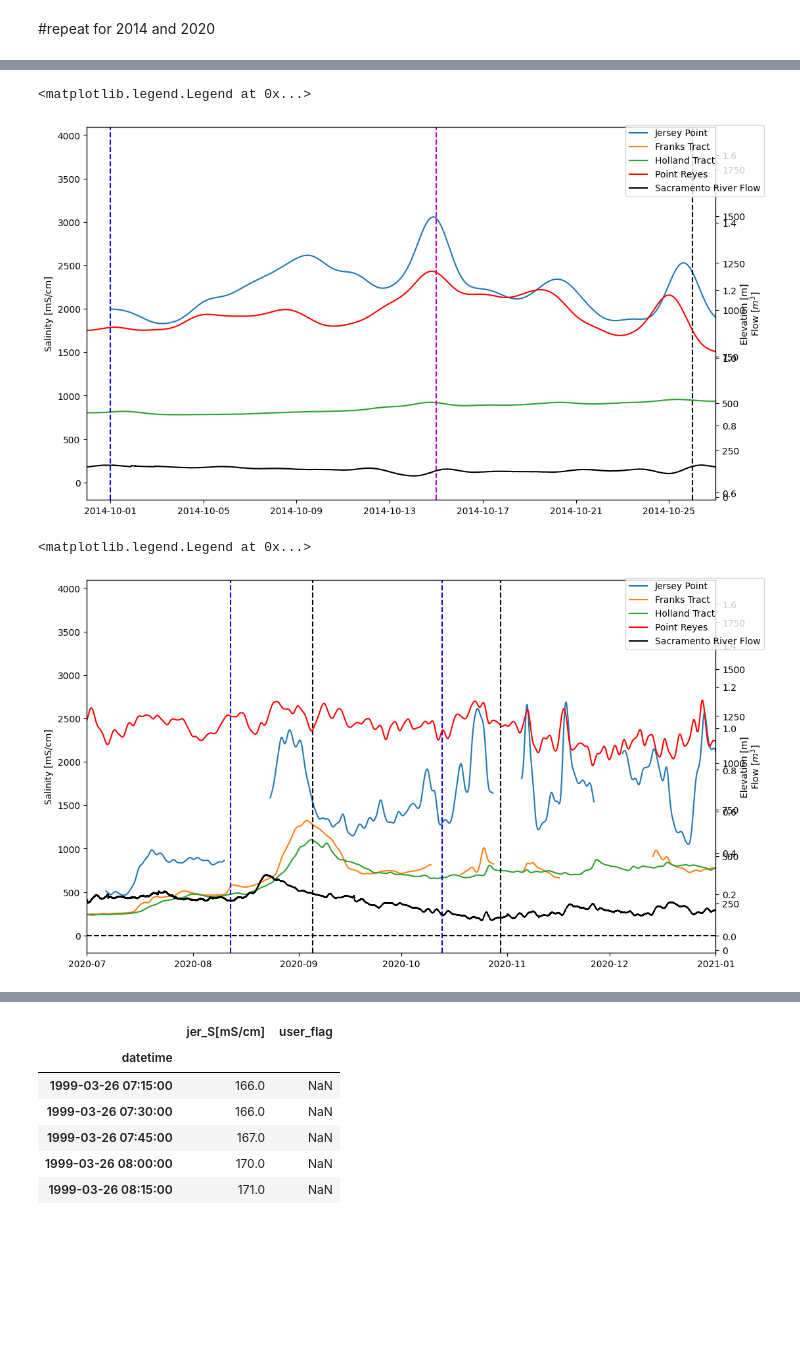
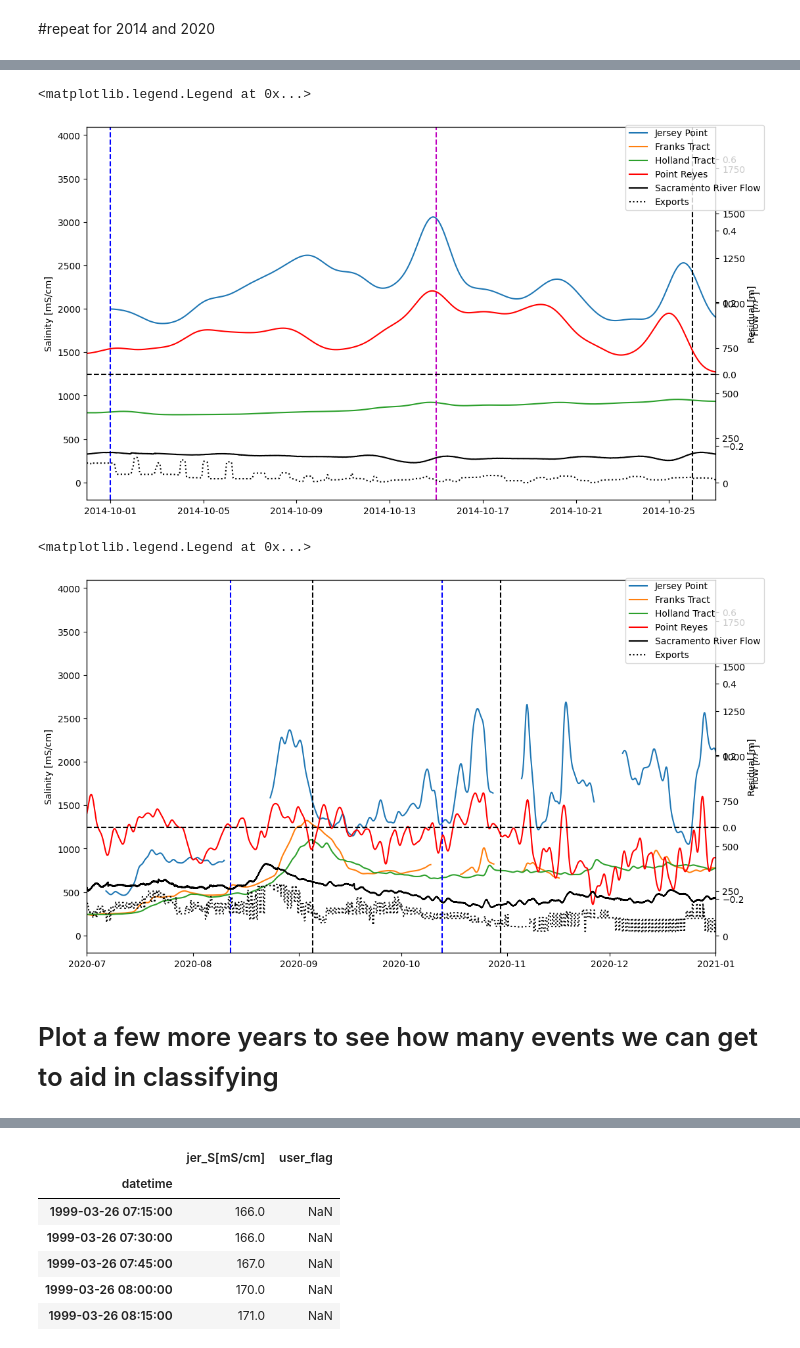
Before and after one commit to jennaisrael/Savio_scratch_back_up, a Jupyter notebook: climate_data_processing/identify_stp/choose_dates_dms_datastore.ipynb, the cells around one changed output, grey strips where cells are left out. Cells and saved outputs as stored; diff of their text form; code cells hidden in the pictures; blank space fills up the shorter version.

```diff
--- a/climate_data_processing/identify_stp/choose_dates_dms_datastore.ipynb
+++ b/climate_data_processing/identify_stp/choose_dates_dms_datastore.ipynb
@@ -88,0 +92,9 @@ pryc_filt
+# %%
+#since I filtered and wrote this to a new file just open the filtered residuals
+pr_filt=pd.read_csv("/global/scratch/users/jennaisrael/time_varying_data/tide_gauge_data/filtered.residuals.pointreyes.1996.2021.csv")
+dtformat = '%Y-%m-%dT%H:%M:%S'
+pr_filt['datetime'] = pd.to_datetime(pr_filt['datetime'],format=dtformat)#.asfreq('15min')
+pr_filt.set_index("datetime",inplace=True)
+# pr.index.names = ['datetime']
+pr_filt=pr_filt.asfreq('6min')
+pr_filt
@@ -238,6 +316,8 @@ flux1
 | 2024-05-13 23:45:00 | -0.84 | 2.39 | 4.33 | 1.770000 | 24.389999 | -180.380005 | 0.0 | -63.500000 | -116.379997 | -749.340027 | ... |
 | 2024-05-14 00:00:00 | -0.84 | 2.35 | 4.40 | 1.840000 | 24.180000 | -180.100006 | 0.0 | -63.639999 | -117.510002 | -749.340027 | ... |
 617761 rows × 15 columns
+# %%
+flux1['exports']=flux1['swp']+flux1['cvp']
 # %%
 fig, ax = plt.subplots(layout="constrained",sharex=True,figsize=(11,6))
 
@@ -323,13 +414,22 @@ ax.plot(sal['hll_S[mS/cm]'],label='Holland Tract')
 ax.set_ylabel("Salinity [mS/cm]")
 ax2=ax.twinx()
 
-ax2.plot(pryc_filt['elev[m]'], label='Point Reyes',color='r')
-ax2.set_ylabel("Elevation [m]")
+# ax2.plot(pryc_filt['elev[m]'], label='Point Reyes',color='r')
+# ax2.set_ylabel("Elevation [m]")
+
+ax2.plot(pr_filt['Residual'], label='Point Reyes',color='r')
+ax2.set_ylabel("Residual [m]")
+ax2.axhline(y=0, color = 'k',linestyle='--')
 
 ax3=ax.twinx()
 
 ax3.plot(flux1.sac*-1, label="Sacramento River Flow", color='k')
 ax3.set_ylabel("Flow [$m^3$]")
+
+ax3.plot(flux1.exports, label="Exports", color='k',linestyle=':')
+ax3.set_ylabel("Flow [$m^3$]")
+
+
 
 #add vertical lines for start and end of subtidal pumping events
 #start 1
@@ -350,37 +450,45 @@ ax.set_xlim(datetime(2014,9,30),datetime(2014,10,27))
 fig.legend()
 # %% [output]
 <matplotlib.legend.Legend at 0x...>
-[figure, old version]
+[figure, new version]
 # %%
 fig, ax = plt.subplots(layout="constrained",sharex=True,figsize=(11,6))
 
 ax.plot(sal['jer_S[mS/cm]'],label='Jersey Point')
 ax.plot(sal['frk_S[mS/cm]'],label='Franks Tract')
 ax.plot(sal['hll_S[mS/cm]'],label='Holland Tract')
 ax.set_ylabel("Salinity [mS/cm]")
 ax2=ax.twinx()
 
-ax2.plot(pryc_filt['elev[m]'], label='Point Reyes',color='r')
+# ax2.plot(pryc_filt['elev[m]'], label='Point Reyes',color='r')
+# ax2.set_ylabel("Elevation [m]")
+
+ax2.plot(pr_filt['Residual'], label='Point Reyes',color='r')
+ax2.set_ylabel("Residual [m]")
 ax2.axhline(y=0, color = 'k',linestyle='--')
-ax2.set_ylabel("Elevation [m]")
 
 ax3=ax.twinx()
 
 ax3.plot(flux1.sac*-1, label="Sacramento River Flow", color='k')
+ax3.set_ylabel("Flow [$m^3$]")
+
+ax3.plot(flux1.exports, label="Exports", color='k',linestyle=':')
 ax3.set_ylabel("Flow [$m^3$]")
 
 #add vertical lines for start and end of subtidal pumping events
 #start 1
 ax.axvline(x = datetime(2020,8,12), color = 'b',linestyle='--')#, label = 'axvline - full height')
 #end 1
 ax.axvline(x = datetime(2020,9,5), color = 'k',linestyle='--')
 #start 2
 ax.axvline(x = datetime(2020,10,13), color = 'b',linestyle='--')
 #end 2
 ax.axvline(x = datetime(2020,10,30), color = 'k',linestyle='--')
 
 ax.set_xlim(datetime(2020,7,1),datetime(2021,1,1))
 fig.legend()
 # %% [output]
 <matplotlib.legend.Legend at 0x...>
-[figure, old version]
+[figure, new version]
+# %% [markdown]
+# Plot a few more years to see how many events we can get to aid in classifying
```
Also changed, not shown: parts of 26 cells of this notebook, 9 other files.
